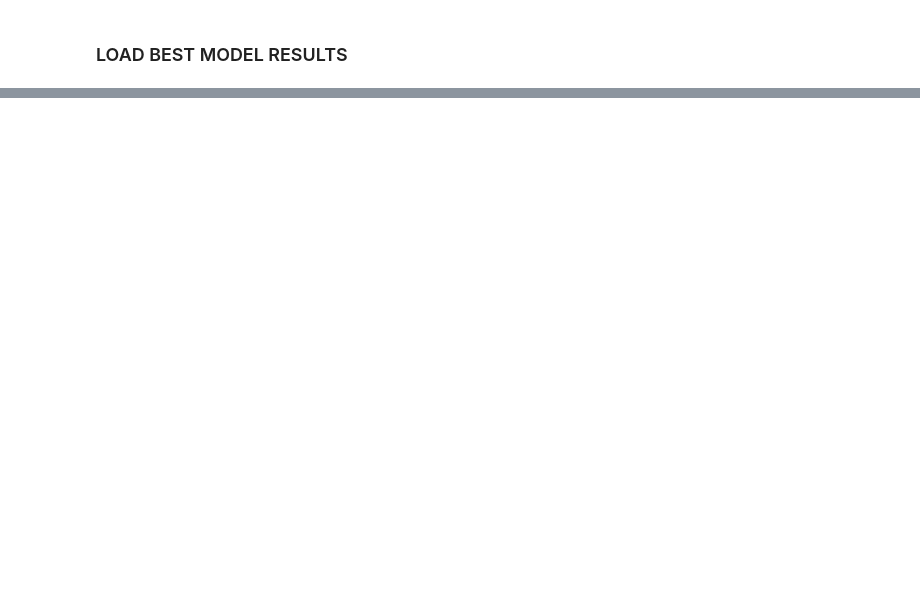
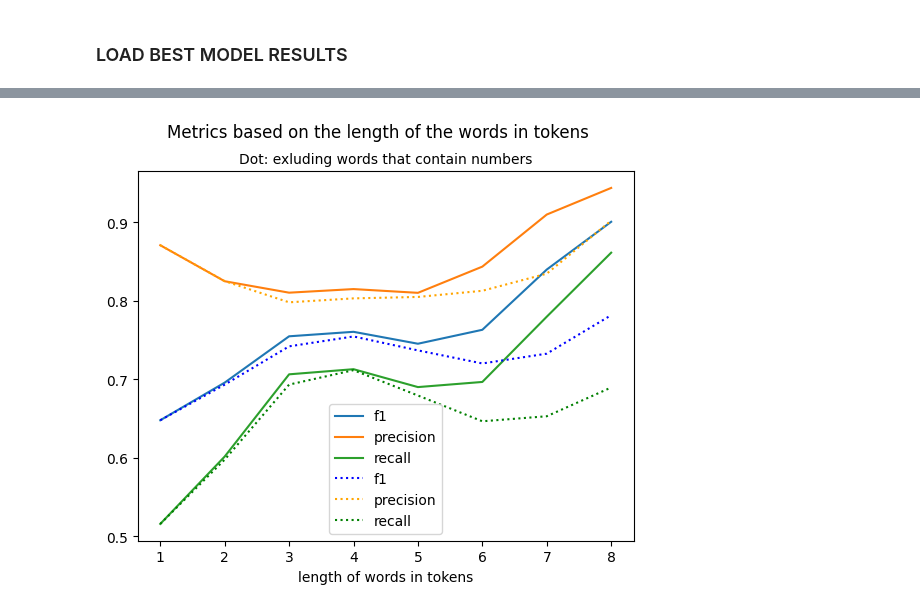
Before and after one commit to ferrazzipietro/LS-LLaMA-E3C, a Jupyter notebook: errors_analysis.ipynb, the cells around one changed output, grey strips where cells are left out. Cells and saved outputs as stored; diff of their text form; code cells hidden in the pictures; blank space fills up the shorter version.

```diff
--- a/errors_analysis.ipynb
+++ b/errors_analysis.ipynb
@@ -156,0 +308,88 @@ print(eval.evaluation_table)
+# %%
+f1 = []
+precision = []
+recall = []
+n_tokens_threshold = []
+n_rows = []
+for threshold in range(8):
+    data_tmp = err_analist.get_multitokens_words(threshold, threshold+1)
+    eval_tmp = Evaluator(data_tmp, tokenizer)
+    eval_tmp.extract_FP_FN_TP_TN_token_by_token()
+    eval_tmp.create_evaluation_table()
+    print(f"Threshold: {threshold}", eval_tmp.evaluation_table)
+    n_tokens_threshold.append(threshold+1)
+    f1.append(eval_tmp.evaluation_table['f1'])
+    precision.append(eval_tmp.evaluation_table['precision'])
+    recall.append(eval_tmp.evaluation_table['recall'])
+    n_rows.append(len(data_tmp))
+
+import matplotlib.pyplot as plt
+plt.plot(n_tokens_threshold, f1, label='f1')
+plt.plot(n_tokens_threshold, precision, label='precision')
+plt.plot(n_tokens_threshold, recall, label='recall')
+#plt.show()
+n_rows
+
+f1 = []
+precision = []
+recall = []
+n_tokens_threshold = []
+n_rows = []
+for threshold in range(8):
+    data_tmp = err_analist.get_multitokens_words_without_numbers(threshold, threshold+1)
+    eval_tmp = Evaluator(data_tmp, tokenizer)
+    eval_tmp.extract_FP_FN_TP_TN_token_by_token()
+    eval_tmp.create_evaluation_table()
+    print(f"Threshold: {threshold}", eval_tmp.evaluation_table)
+    n_tokens_threshold.append(threshold+1)
+    f1.append(eval_tmp.evaluation_table['f1'])
+    precision.append(eval_tmp.evaluation_table['precision'])
+    recall.append(eval_tmp.evaluation_table['recall'])
+    n_rows.append(len(data_tmp))
+
+import matplotlib.pyplot as plt
+plt.plot(n_tokens_threshold, f1, label='f1',linestyle=':', color='blue')
+plt.plot(n_tokens_threshold, precision, label='precision',linestyle=':', color='orange')
+plt.plot(n_tokens_threshold, recall, label='recall',linestyle=':', color='green')
+#plt.xlabel('length of words in tokens')
+#plt.title('Metrics for NO NUMBERS based on the length of the words in tokens')
+plt.xlabel('length of words in tokens')
+plt.legend()
+plt.suptitle('Metrics based on the length of the words in tokens')
+plt.title('Dot: exluding words that contain numbers', fontsize=10)  # Main title
+
+plt.legend()
+plt.show()
+n_rows
+
+
+# f1 = []
+# precision = []
+# recall = []
+# n_tokens_threshold = []
+# n_rows = []
+# for threshold in range(8):
+#     try:
+#         data_tmp = err_analist.get_multitokens_words_with_numbers(threshold, threshold+1)
+#         eval_tmp = Evaluator(data_tmp, tokenizer)
+#         eval_tmp.extract_FP_FN_TP_TN_token_by_token()
+#         eval_tmp.create_evaluation_table()
+#         print(f"Threshold: {threshold}", eval_tmp.evaluation_table)
+#         n_tokens_threshold.append(threshold+1)
+#         f1.append(eval_tmp.evaluation_table['f1'])
+#         precision.append(eval_tmp.evaluation_table['precision'])
+#         recall.append(eval_tmp.evaluation_table['recall'])
+#         n_rows.append(len(data_tmp))
+#     except:
+#         print(f"Threshold: {threshold} not possible")
+
+# import matplotlib.pyplot as plt
+# plt.plot(n_tokens_threshold, f1, label='f1',linestyle=':',)
+# plt.plot(n_tokens_threshold, precision, label='precision',linestyle=':',)
+# plt.plot(n_tokens_threshold, recall, label='recall', linestyle=':',)
+# plt.xlabel('length of words in tokens')
+# plt.title('Metrics for ONLY NUMBERS based on the length of the words in tokens')
+# plt.legend()
+# plt.show()
+# n_rows
+# %% [output]
@@ -156,0 +412 @@ print(eval.evaluation_table)
+[figure, added]
```
Also changed, not shown: parts of 19 cells of this notebook, 2 other files.
